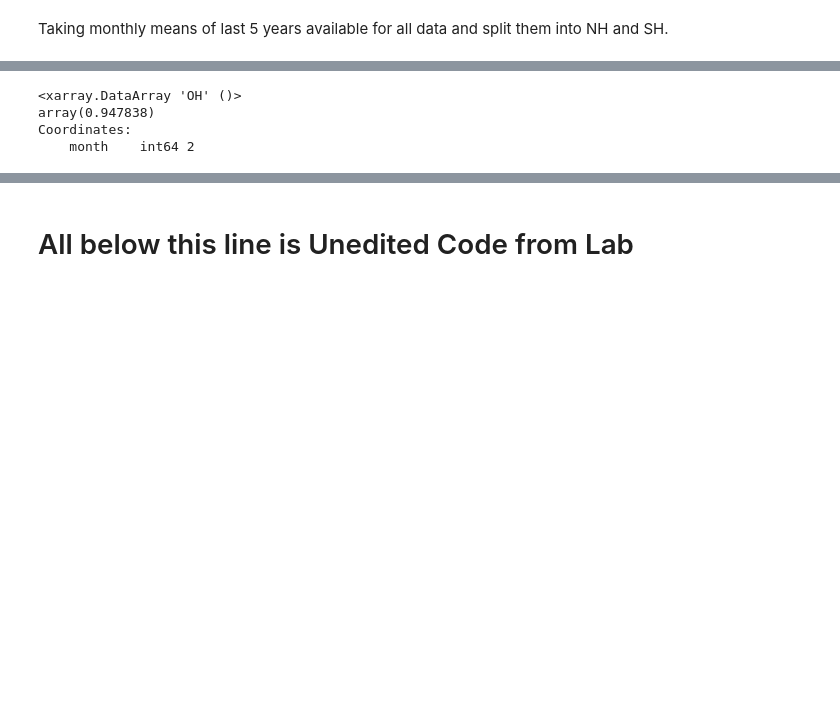
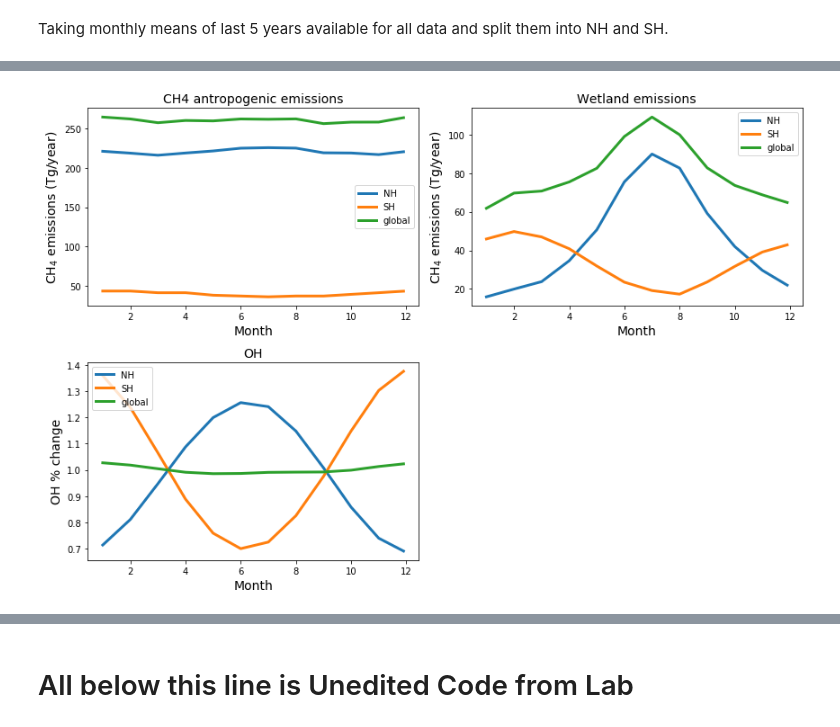
Before and after one commit to imitevski/ch4_box_model, a Jupyter notebook: methane_twobox_lab2pII_tvaryOH.ipynb, the cells around one changed output, grey strips where cells are left out. Saved outputs shown, nothing was run; the diff lists cells and outputs as text; code cells hidden in the pictures; blank space fills up the shorter version.

Commit message:
figures added

```diff
--- a/methane_twobox_lab2pII_tvaryOH.ipynb
+++ b/methane_twobox_lab2pII_tvaryOH.ipynb
@@ -22,3 +18,21 @@ oh = xr.open_dataset('OH_concentration_zonal_mean.nc').OH.mean('p')
+# %%
+mwch4=.016
+mwoh =.017
+mwair=.029
+mass_atm=5.2e9 * 0.9
+
+# ch4_emission = xr.open_dataset('ch4_antropogenic_emissions_zonal_model_mean.nc').ch4_antro * 1e-9 * 12 *1e3 #/ (30*24*60*60)
+# wet_emission = xr.open_dataset('wetland_emissions_zonal_model_mean.nc').wetland_emissions / 1e6 * 1e-9 * 1e3 * 12 #/ (30*24*60*60)
+# oh = xr.open_dataset('OH_concentration_zonal_mean.nc').OH.mean('p') * mwair/mwch4 / mass_atm / (30*24*60*60*12) *1e2
+
+# ch4_emission = xr.open_dataset('ch4_antropogenic_emissions_zonal_model_mean.nc').ch4_antro * mwair/mwch4 *1e3 / (30) *1e-9
+# wet_emission = xr.open_dataset('wetland_emissions_zonal_model_mean.nc').wetland_emissions * 1e-3 * mwair/mwch4 / (30)*1e-9
+# oh = xr.open_dataset('OH_concentration_zonal_mean.nc').OH.mean('p') * mwair/mwoh * 1e-9 / (30*24*60*60)
+
+ch4_emission = xr.open_dataset('ch4_antropogenic_emissions_zonal_model_mean.nc').ch4_antro * 1e-6 * 12 / 2
+wet_emission = xr.open_dataset('wetland_emissions_zonal_model_mean.nc').wetland_emissions * 1e-12 * 12 / 2
+# oh = xr.open_dataset('OH_concentration_zonal_mean.nc').OH.mean('p') * 1e-3 * 1e-9 * 12# / (30*24*60*60) #* mwair/(mwch4 * mass_atm * 30*24*60*60 * 1e3)
+oh = xr.open_dataset('OH_concentration_zonal_mean.nc').OH.sum('p') * 1e-9  / (30*24*60*60) / 2 #* mwair/(mwch4 * mass_atm * 30*24*60*60 * 1e3)
 # %% [markdown]
 Taking monthly means of last 5 years available for all data and split them into NH and SH.
 # %%
@@ -56,7 +59,37 @@ Text(0.5, 1.0, 'OH')
-# %%
-oh_nh.sel(month = 1.5, method='nearest')
-# %% [output]
-<xarray.DataArray 'OH' ()>
-array(0.947838)
-Coordinates:
-    month    int64 2
+# %%
+fig = plt.figure()
+fig.set_figwidth(fig.get_figwidth() * 2)
+fig.set_figheight(fig.get_figheight() * 2)
+
+ax = fig.add_subplot(2,2,1)
+ch4_nh.plot(label = 'NH',linewidth=3)
+ch4_sh.plot(label = 'SH',linewidth=3)
+ch4_global.plot(label = 'global',linewidth=3)
+plt.ylabel('CH$_4$ emissions (Tg/year)', fontsize=14)
+plt.xlabel('Month', fontsize=14)
+plt.legend(loc=0)
+plt.title('CH4 antropogenic emissions', fontsize=14)
+plt.tight_layout()
+
+ax = fig.add_subplot(2,2,2)
+wet_nh.plot(label = 'NH',linewidth=3)
+wet_sh.plot(label = 'SH',linewidth=3)
+wet_global.plot(label = 'global',linewidth=3)
+plt.ylabel('CH$_4$ emissions (Tg/year)', fontsize=14)
+plt.xlabel('Month', fontsize=14)
+plt.legend(loc=0)
+plt.title('Wetland emissions', fontsize=14)
+
+ax = fig.add_subplot(2,2,3)
+oh_nh.plot(label = 'NH',linewidth=3)
+oh_sh.plot(label = 'SH',linewidth=3)
+oh_global.plot(label = 'global',linewidth=3)
+plt.ylabel('OH % change', fontsize=14)
+plt.xlabel('Month', fontsize=14)
+plt.legend(loc=0)
+plt.title('OH', fontsize=14)
+
+plt.tight_layout()
+plt.savefig('figures/data_used.pdf')
+# %% [output]
+[figure, added]
```
Also changed, not shown: parts of 30 cells of this notebook, 4 other files.
